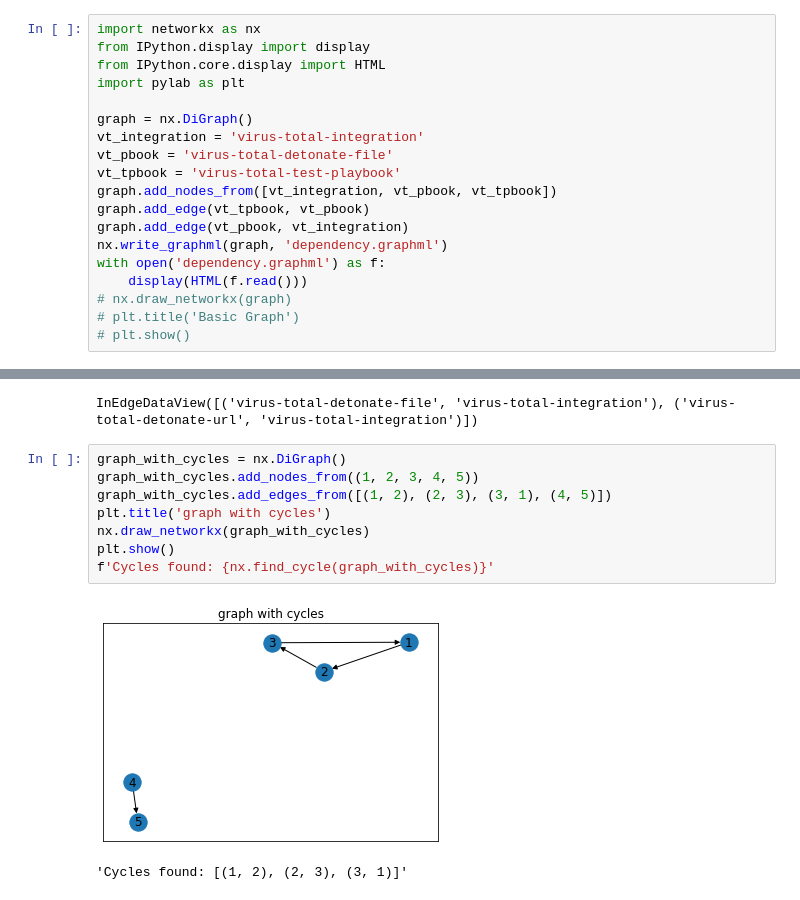
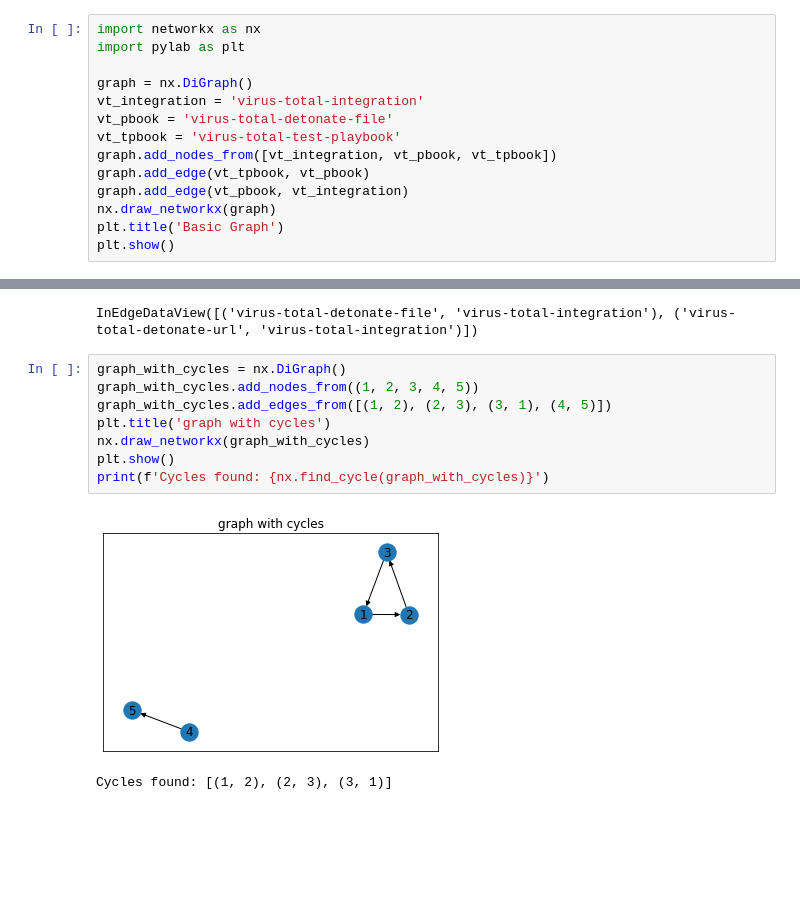
Before and after one commit to jochman/networkx-poc, a Jupyter notebook: README.ipynb, the cells around one changed output, grey strips where cells are left out. Saved outputs shown, nothing was run; the diff lists cells and outputs as text; blank space fills up the shorter version.

```diff
--- a/README.ipynb
+++ b/README.ipynb
@@ -25,7 +29,5 @@ To generate the readme:
 # %%
 import networkx as nx
-from IPython.display import display
-from IPython.core.display import HTML
 import pylab as plt
 
 graph = nx.DiGraph()
@@ -35,10 +37,7 @@ vt_tpbook = 'virus-total-test-playbook'
 graph.add_nodes_from([vt_integration, vt_pbook, vt_tpbook])
 graph.add_edge(vt_tpbook, vt_pbook)
 graph.add_edge(vt_pbook, vt_integration)
-nx.write_graphml(graph, 'dependency.graphml')
-with open('dependency.graphml') as f:
-    display(HTML(f.read()))
-# nx.draw_networkx(graph)
-# plt.title('Basic Graph')
-# plt.show()
+nx.draw_networkx(graph)
+plt.title('Basic Graph')
+plt.show()
 # %% [output]
@@ -77,11 +76,11 @@ InEdgeDataView([('virus-total-detonate-file', 'virus-total-integration'), ('viru
 # %%
 graph_with_cycles = nx.DiGraph()
 graph_with_cycles.add_nodes_from((1, 2, 3, 4, 5))
 graph_with_cycles.add_edges_from([(1, 2), (2, 3), (3, 1), (4, 5)])
 plt.title('graph with cycles')
 nx.draw_networkx(graph_with_cycles)
 plt.show()
-f'Cycles found: {nx.find_cycle(graph_with_cycles)}'
+print(f'Cycles found: {nx.find_cycle(graph_with_cycles)}')
 # %% [output]
-[figure, old version]
+[figure, new version]
-'Cycles found: [(1, 2), (2, 3), (3, 1)]'
+Cycles found: [(1, 2), (2, 3), (3, 1)]
```
Also changed, not shown: parts of 6 cells of this notebook, 6 other files.
